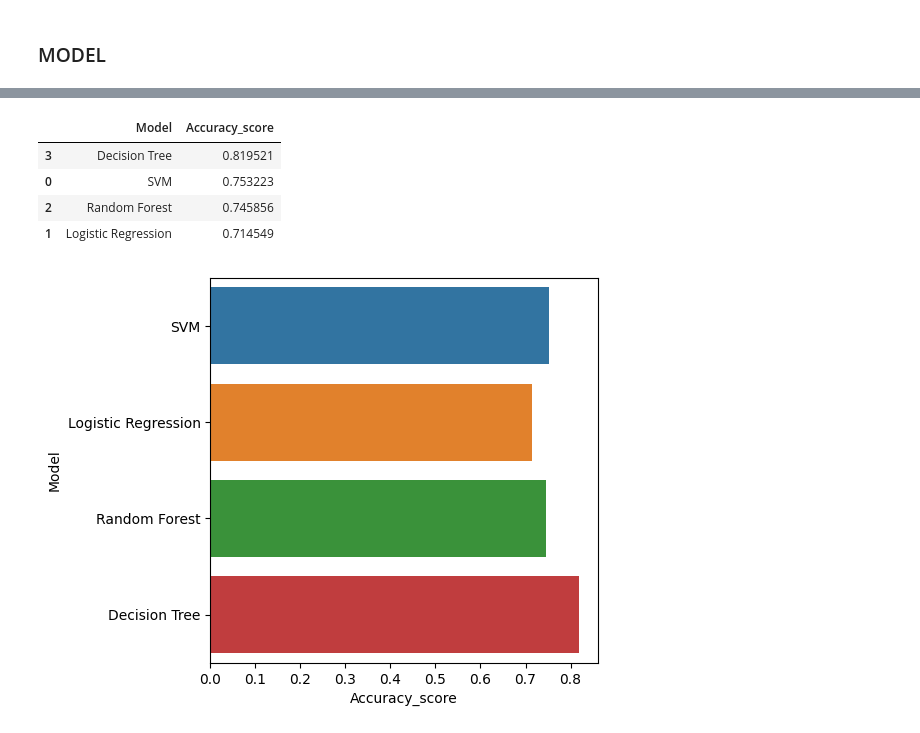
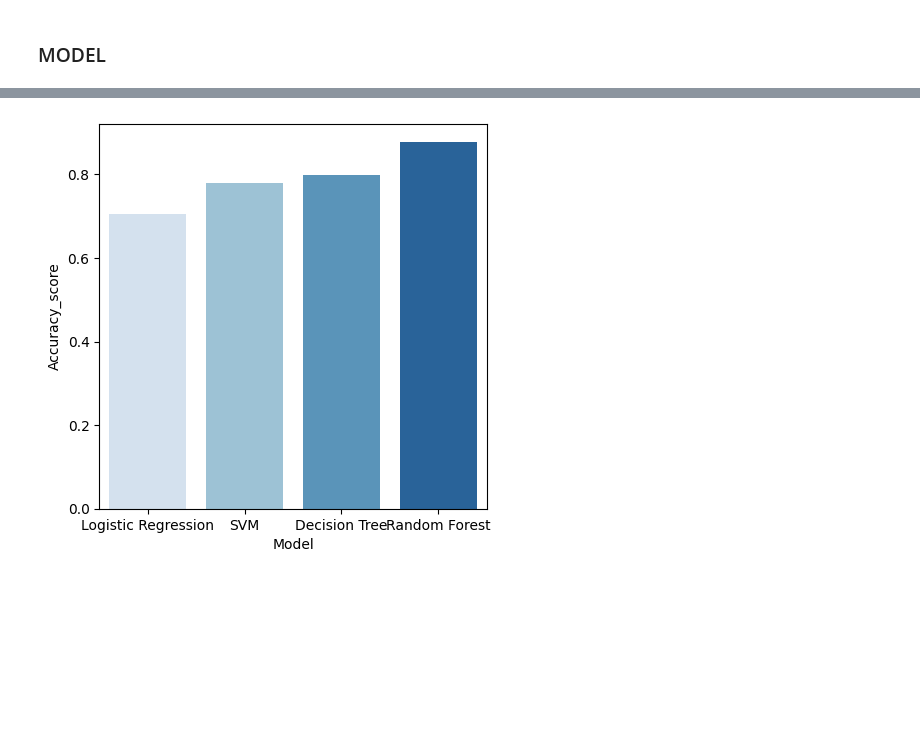
Before and after one commit to abdalla-am/Blood-Pressure-disease-prediction, a Jupyter notebook: BP_disease_prediction.ipynb, the cells around one changed output, grey strips where cells are left out. Cells and saved outputs as stored; diff of their text form; code cells hidden in the pictures; blank space fills up the shorter version.

```diff
--- a/BP_disease_prediction.ipynb
+++ b/BP_disease_prediction.ipynb
@@ -230,8 +260,6 @@ print('---------------')
 from sklearn.svm import SVC, LinearSVC
 from sklearn.metrics import confusion_matrix, accuracy_score, classification_report
 # %%
-
-
-model_svm = SVC(kernel='rbf', random_state = 42)
-model_svm.fit(X_train, y_train)
+model_svm = SVC()
+model_svm.fit(X_train, Y_train)
 # %% [output]
@@ -289,20 +319,17 @@ weighted avg       0.72      0.71      0.71       543
 # %%
 from sklearn.ensemble import RandomForestClassifier
 # Creating model object
-model_rf = RandomForestClassifier(n_estimators=300,min_samples_leaf=0.16, random_state=42)
+model_rf = RandomForestClassifier()
 # Training Model
-model_rf.fit(X_train, y_train)
-RandomForestClassifier(min_samples_leaf=0.16, n_estimators=300, random_state=42)
+model_rf.fit(X_train, Y_train)
+RandomForestClassifier()
 
 # Making Prediction
 pred_rf = model_rf.predict(X_test)
 
 # Calculating Accuracy Score
-rf = accuracy_score(y_test, pred_rf)
+rf = accuracy_score(Y_test, pred_rf)
+
 print(rf)
-print(classification_report(y_test,pred_rf))
-
-# confusion Maxtrix
-cm3 = confusion_matrix(y_test, pred_rf)
-sns.heatmap(cm3/np.sum(cm3), annot = True, fmt=  '0.2%', cmap = 'Reds')
+print(classification_report(Y_test, pred_rf))
 # %% [output]
@@ -320,20 +352,18 @@ weighted avg       0.76      0.75      0.74       543
 # %%
 from sklearn.tree import DecisionTreeClassifier
+
 # Creating model object
-model_dt = DecisionTreeClassifier( max_depth=4, random_state=42)
+model_dt = DecisionTreeClassifier()
+
 # Training Model
-model_dt.fit(X_train,y_train)
-DecisionTreeClassifier(max_depth=4, random_state=42)
+model_dt.fit(X_train, Y_train)
 
 # Making Prediction
 pred_dt = model_dt.predict(X_test)
 
 # Calculating Accuracy Score
-dt = accuracy_score(y_test, pred_dt)
-print(dt)
-print(classification_report(y_test,pred_dt))
+dt = accuracy_score(Y_test, pred_dt)
 
-# confusion Maxtrix
-cm4 = confusion_matrix(y_test, pred_dt)
-sns.heatmap(cm4/np.sum(cm4), annot = True, fmt=  '0.2%', cmap = 'Reds')
+print("", dt)
+print(classification_report(Y_test, pred_dt))
 # %% [output]
@@ -351,15 +386,11 @@ weighted avg       0.82      0.82      0.82       543
 # %%
 models = pd.DataFrame({
     'Model': ['SVM','Logistic Regression', 'Random Forest', 'Decision Tree'],
     'Accuracy_score' :[sv, lg, rf, dt]
 })
-models
-sns.barplot(x='Accuracy_score', y='Model', data=models)
-models.sort_values(by='Accuracy_score', ascending=False)
+
+models.sort_values(by='Accuracy_score', inplace=True)
+sns.barplot(x='Model', y='Accuracy_score', data=models, palette = "Blues")
+plt.show()
 # %% [output]
-|  | Model | Accuracy_score |
-| 3 | Decision Tree | 0.819521 |
-| 0 | SVM | 0.753223 |
-| 2 | Random Forest | 0.745856 |
-| 1 | Logistic Regression | 0.714549 |
-[figure, old version]
+[figure, new version]
```
Also changed, not shown: parts of 34 cells of this notebook, 2 other files.
